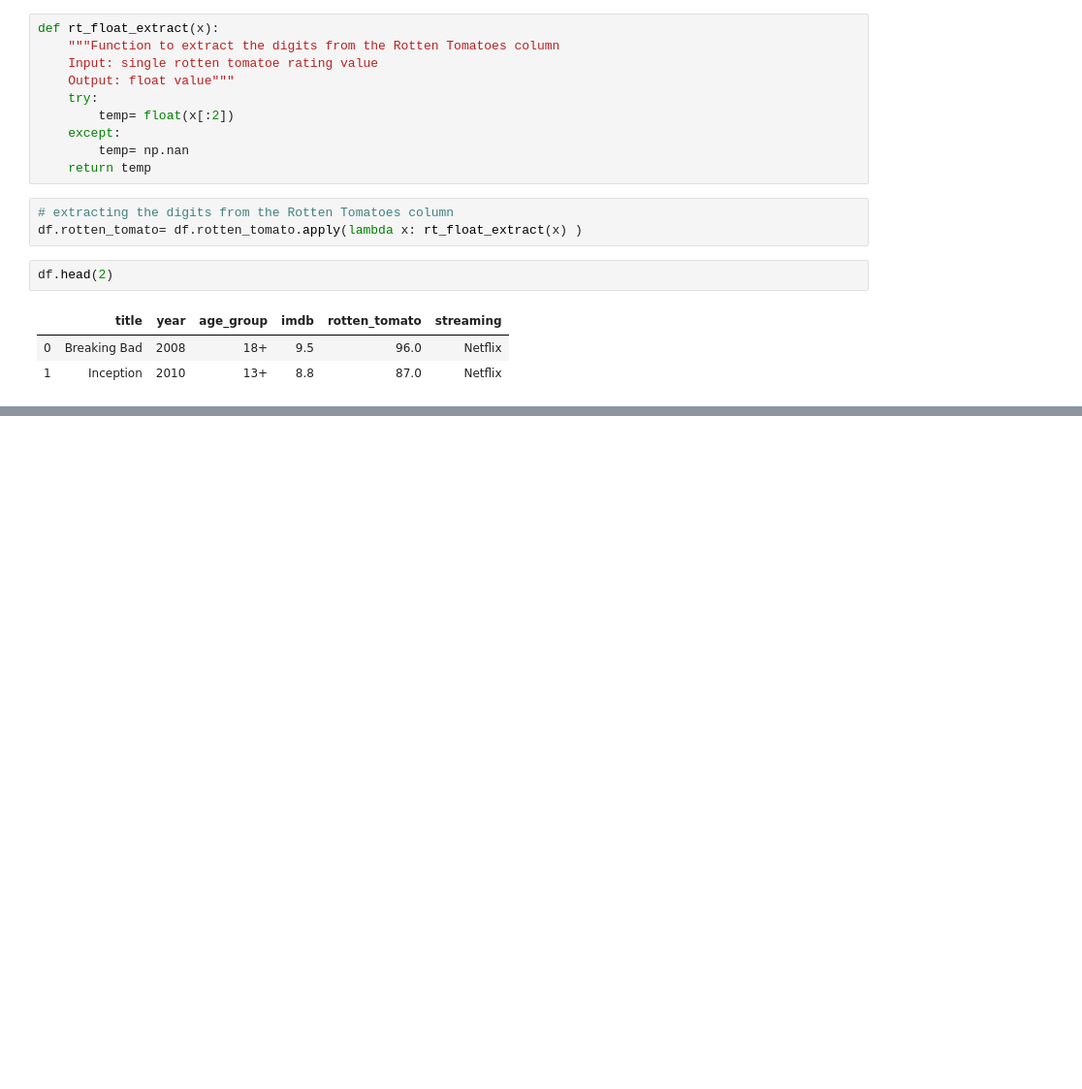
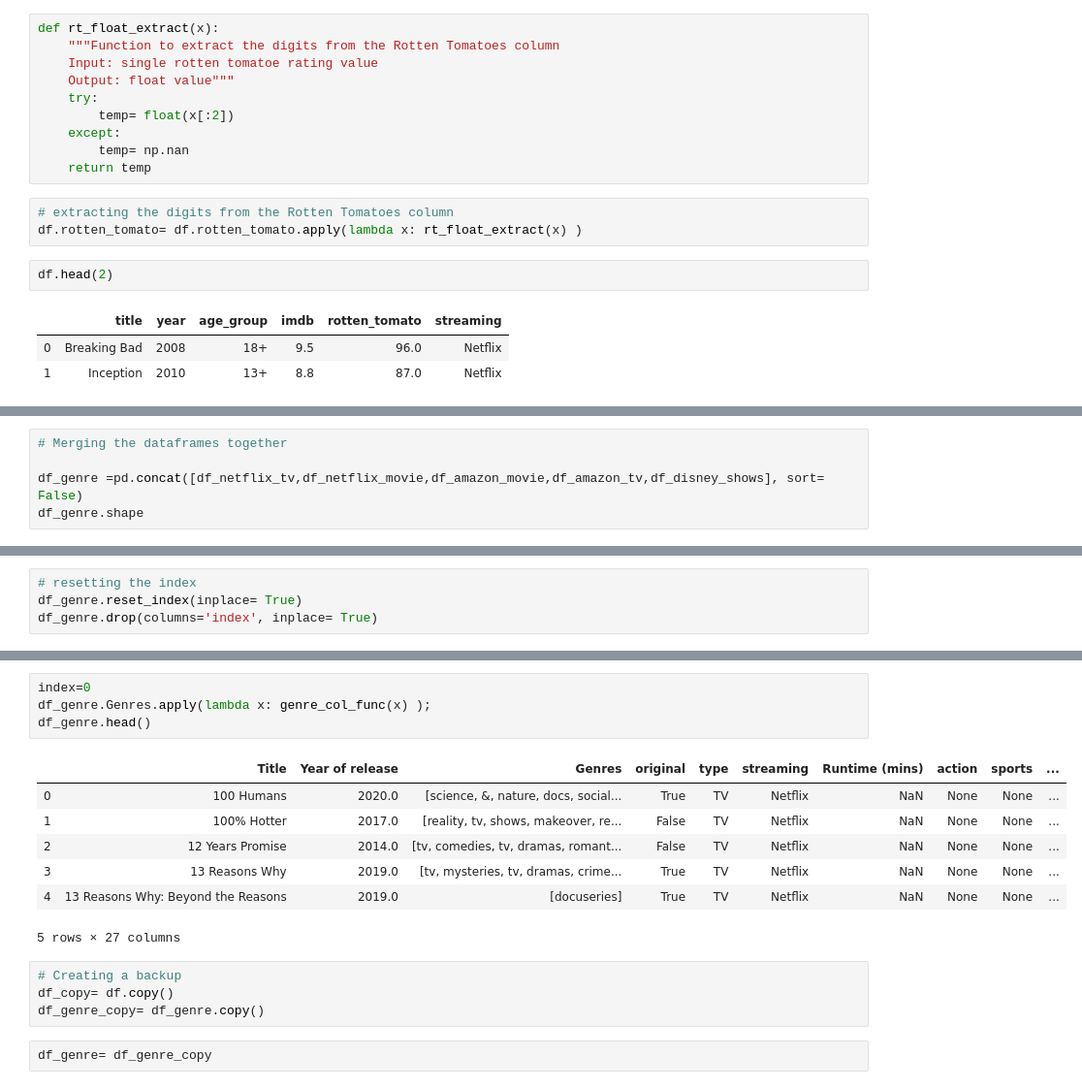
Before and after one commit to srinivasayer4/Netflix-and-Prime-Video-Comparison, a Jupyter notebook: Online Streaming Analysis.ipynb, the cells around one changed output, grey strips where cells are left out. Shown at 97% size. Cells and saved outputs as stored; diff of their text form; blank space fills up the shorter version.

```diff
--- a/Online Streaming Analysis.ipynb
+++ b/Online Streaming Analysis.ipynb
@@ -282,0 +316,5 @@ array(['18+', '13+', '7+', '16+', nan, 'all'], dtype=object)
+# %%
+# Merging the dataframes together
+
+df_genre =pd.concat([df_netflix_tv,df_netflix_movie,df_amazon_movie,df_amazon_tv,df_disney_shows], sort= False)
+df_genre.shape
@@ -282,0 +329,4 @@ array(['18+', '13+', '7+', '16+', nan, 'all'], dtype=object)
+# %%
+# resetting the index
+df_genre.reset_index(inplace= True)
+df_genre.drop(columns='index', inplace= True)
@@ -282,0 +417,18 @@ array(['18+', '13+', '7+', '16+', nan, 'all'], dtype=object)
+# %%
+index=0
+df_genre.Genres.apply(lambda x: genre_col_func(x) );
+df_genre.head()
+# %% [output]
+|  | Title | Year of release | Genres | original | type | streaming | Runtime (mins) | action | sports | ... |
+| 0 | 100 Humans | 2020.0 | [science, &, nature, docs, social... | True | TV | Netflix | NaN | None | None | ... |
+| 1 | 100% Hotter | 2017.0 | [reality, tv, shows, makeover, re... | False | TV | Netflix | NaN | None | None | ... |
+| 2 | 12 Years Promise | 2014.0 | [tv, comedies, tv, dramas, romant... | False | TV | Netflix | NaN | None | None | ... |
+| 3 | 13 Reasons Why | 2019.0 | [tv, mysteries, tv, dramas, crime... | True | TV | Netflix | NaN | None | None | ... |
+| 4 | 13 Reasons Why: Beyond the Reasons | 2019.0 | [docuseries] | True | TV | Netflix | NaN | None | None | ... |
+5 rows × 27 columns
+# %%
+# Creating a backup
+df_copy= df.copy()
+df_genre_copy= df_genre.copy()
+# %%
+df_genre= df_genre_copy
```
Also changed, not shown: parts of 50 cells of this notebook.
